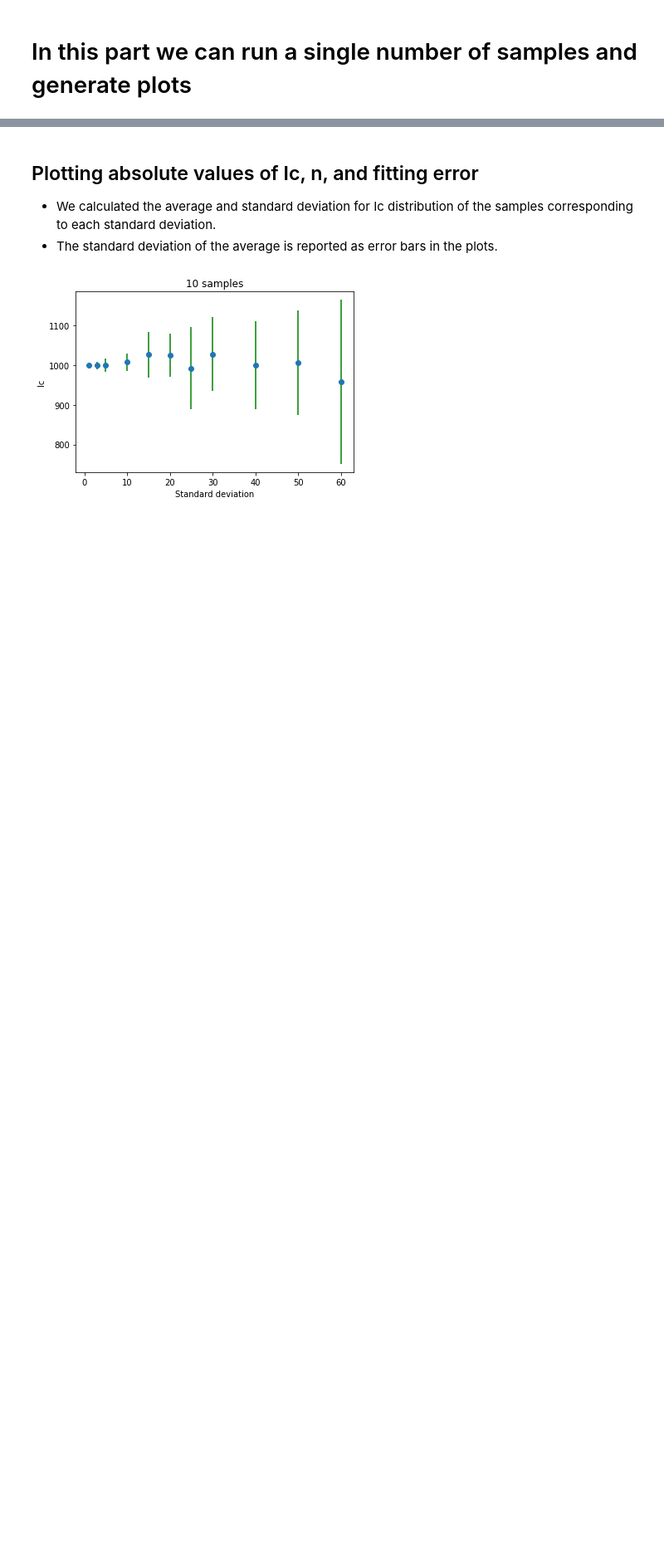
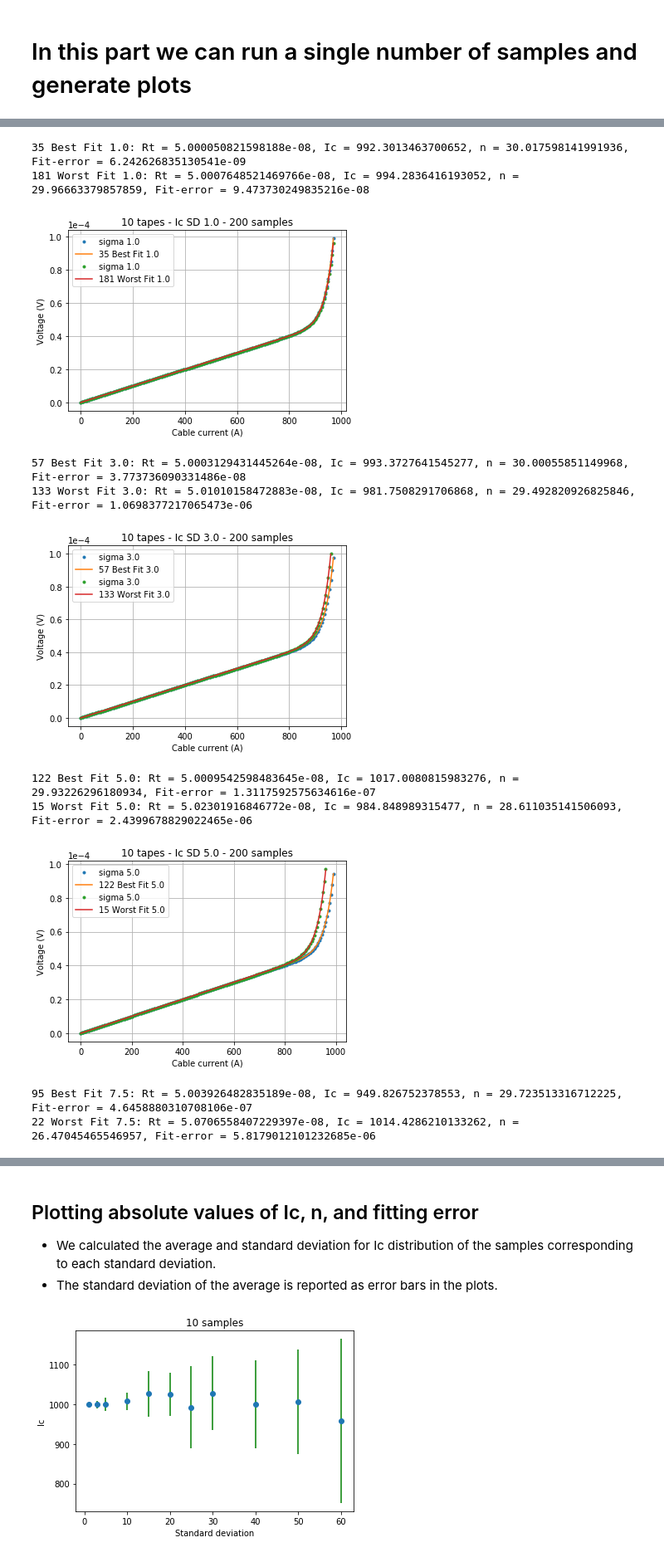
Before and after one commit to auroc10/LBNL, a Jupyter notebook: Ngspice statistics for Ic.ipynb, the cells around one changed output, grey strips where cells are left out. Shown at 83% size. Drawn from its saved outputs; the diff is of its cells as text; code cells hidden in the pictures; blank space fills up the shorter version.

```diff
--- a/Ngspice statistics for Ic.ipynb
+++ b/Ngspice statistics for Ic.ipynb
@@ -572,0 +783,59 @@ Worst Fit 15.0: Ic = 809.8794887154123, n = 21.805512660762414, Fit-error = 2.32
+# %%
+# Generating plots of the worst fitting cases for each standard deviation
+%matplotlib inline
+
+# Start timer
+start = timeit.default_timer()
+
+for i in range(len(Nsamples)):
+    fileaveragename = '10 tapes - 200 samples'
+    with open(fileaveragename) as f:
+        lines_after_first = f.readlines()[1:]
+        data = []
+        for line in lines_after_first:
+            #print(line)
+            tmp = [float(x) for x in line.split('\t ')]
+            data.append(tmp)
+    data = np.asanyarray(data)
+
+    max_fiterror_index = data[:,7]
+    min_fiterror_index = data[:,8]
+
+for i in range(len(sigma)):
+    for j in range(Nsample):
+        filename = f'{Nsample} samples/{N} tapes sd {sigma[i]} sample {j+1}.cir'
+
+        if j == min_fiterror_index[i]:
+            tag = f'{j} Best '
+            plottingwithresistive()
+
+    for j in range(Nsample):
+        filename = f'{Nsample} samples/{N} tapes sd {sigma[i]} sample {j+1}.cir'
+        if j == max_fiterror_index[i]:
+            tag = f'{j} Worst '
+            plottingwithresistive()
+
+    plt.xlabel('Cable current (A)')
+    plt.ylabel('Voltage (V)')
+    plt.title(f'{N} tapes - Ic SD {sigma[i]} - {Nsample} samples')
+    plt.ticklabel_format(style='sci', axis='y', scilimits=(0,0))
+    plt.legend()
+    plt.grid()
+    plt.savefig(f'{N} tapes - Ic SD {sigma[i]} - {Nsample} samples resistive.png')
+    plt.show()
+# Stop timer
+stop = timeit.default_timer()
+
+print('Computing time: ', stop - start)
+# %% [output]
+35 Best Fit 1.0: Rt = 5.000050821598188e-08, Ic = 992.3013463700652, n = 30.017598141991936, Fit-error = 6.242626835130541e-09
+181 Worst Fit 1.0: Rt = 5.0007648521469766e-08, Ic = 994.2836416193052, n = 29.96663379857859, Fit-error = 9.473730249835216e-08
+[figure, added]
+57 Best Fit 3.0: Rt = 5.0003129431445264e-08, Ic = 993.3727641545277, n = 30.00055851149968, Fit-error = 3.773736090331486e-08
+133 Worst Fit 3.0: Rt = 5.01010158472883e-08, Ic = 981.7508291706868, n = 29.492820926825846, Fit-error = 1.0698377217065473e-06
+[figure, added]
+122 Best Fit 5.0: Rt = 5.0009542598483645e-08, Ic = 1017.0080815983276, n = 29.93226296180934, Fit-error = 1.3117592575634616e-07
+15 Worst Fit 5.0: Rt = 5.02301916846772e-08, Ic = 984.848989315477, n = 28.611035141506093, Fit-error = 2.4399678829022465e-06
+[figure, added]
+95 Best Fit 7.5: Rt = 5.003926482835189e-08, Ic = 949.826752378553, n = 29.723513316712225, Fit-error = 4.6458880310708106e-07
+22 Worst Fit 7.5: Rt = 5.0706558407229397e-08, Ic = 1014.4286210133262, n = 26.47045465546957, Fit-error = 5.8179012101232685e-06
```
Also changed, not shown: parts of 8 cells of this notebook.
